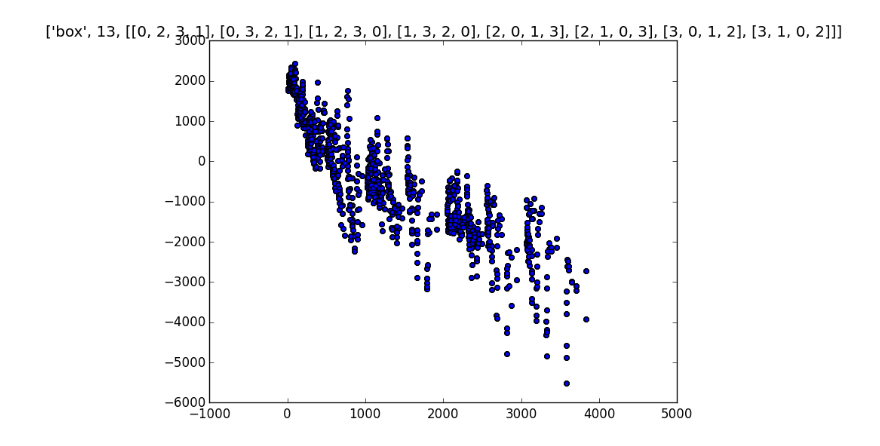
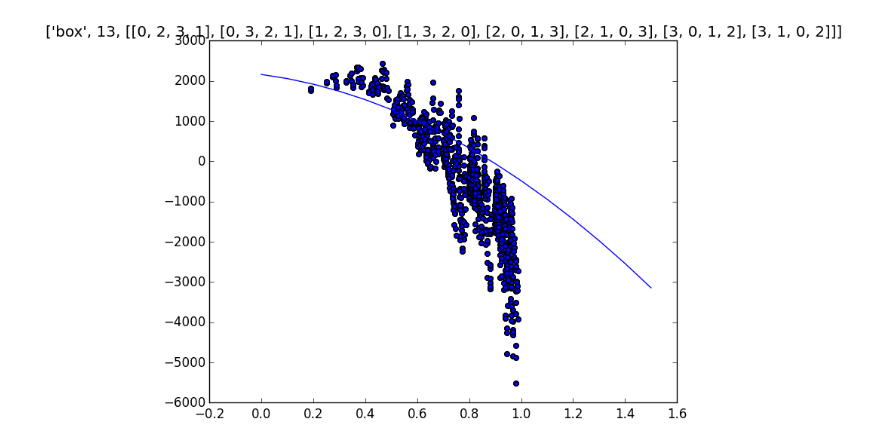
Before and after one commit to jonghyuk65/2048-ai, a Jupyter notebook: analyse_weights.ipynb, the cells around one changed output. Drawn from its saved outputs; the diff is of its cells as text; code cells hidden in the pictures.

```diff
--- a/analyse_weights.ipynb
+++ b/analyse_weights.ipynb
@@ -12,10 +12,15 @@ with open(filename, 'r') as f:
     v1 = pickle.load(f)
     v2 = pickle.load(f)
 
-filename = 'models/vl_light_0611145326_30000'
+filename = 'models/vl_light_0613040556_90000'
 with open(filename, 'r') as f:
     vl1 = pickle.load(f)
     vl2 = pickle.load(f)
+
+filename = 'models/vl_light_mean_0613205412_30000'
+with open(filename, 'r') as f:
+    vlq1 = pickle.load(f)
+    vlq2 = pickle.load(f)
 # %%
 def row2rank(v):
     n = len(v)
@@ -99,12 +104,12 @@ def sum_x(row):
 
 def row2idx(row):
     rank = row2rank(row)
-    x = sum_x(row)
+    x = mean_x(row)
     return (rank2idx_row[rank[0]*4*4*4 + rank[1]*4*4 + rank[2]*4 + rank[3]], x)
 
 def box2idx(row):
     rank = row2rank(row)
-    x = sum_x(row)
+    x = mean_x(row)
     return (rank2idx_box[rank[0]*4*4*4 + rank[1]*4*4 + rank[2]*4 + rank[3]], x)
 
 maxv = 12
@@ -140,32 +145,32 @@ while True:
 # %%
 from IPython import display
 
 for idx in range(39):
     plt.clf()
     plt.title(['row',idx,row_eqv[idx]])
     plt.scatter(rows_x[idx], rows_y[idx])
 
-    alpha, beta = vl1[idx]
+    a, b, c = vlq1[idx]
     x = np.arange(0, 1.6, 0.1);
-    y = alpha*x + beta
+    y = a*x*x + b*x + c
     plt.plot(x, y)
 
     display.clear_output(wait=True)
     display.display(plt.gcf())
     time.sleep(1.0)
 
 for idx in range(14):
     plt.clf()
     plt.title(['box',idx,box_eqv[idx]])
     plt.scatter(boxs_x[idx], boxs_y[idx])
 
-    #alpha, beta = vl2[idx]
-    #x = np.arange(0, 1.6, 0.1);
-    #y = alpha*x + beta
-    #plt.plot(x, y)
+    a, b, c = vlq2[idx]
+    x = np.arange(0, 1.6, 0.1);
+    y = a*x*x + b*x + c
+    plt.plot(x, y)
 
     display.clear_output(wait=True)
     display.display(plt.gcf())
     time.sleep(1.0)
 # %% [output]
-[figure, old version]
+[figure, new version]
```
Also changed, not shown: 3 other files.
